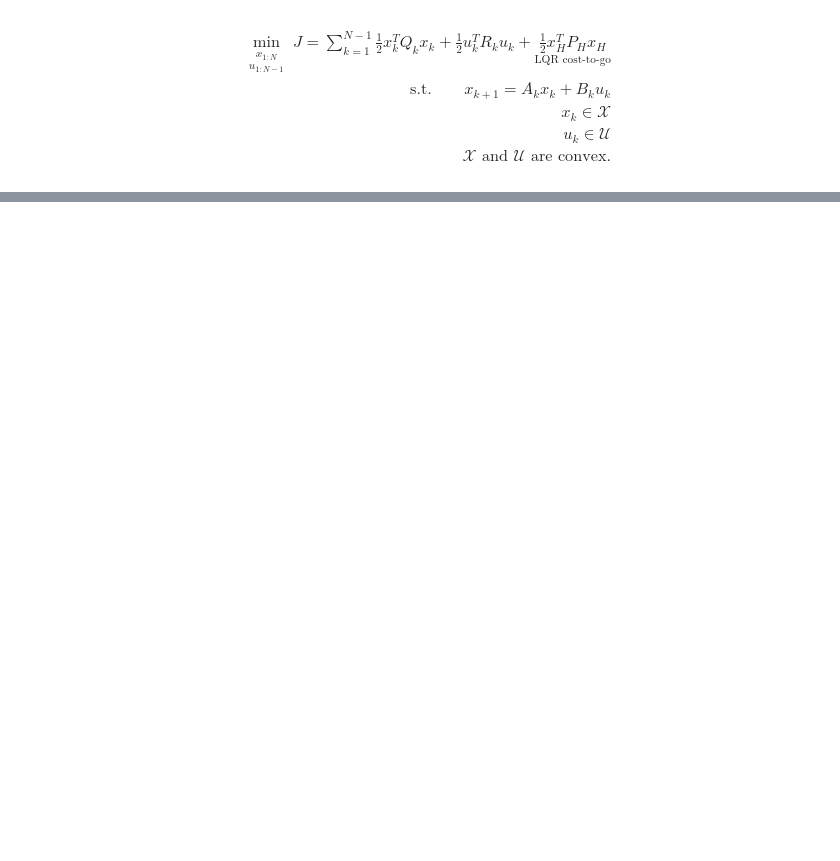
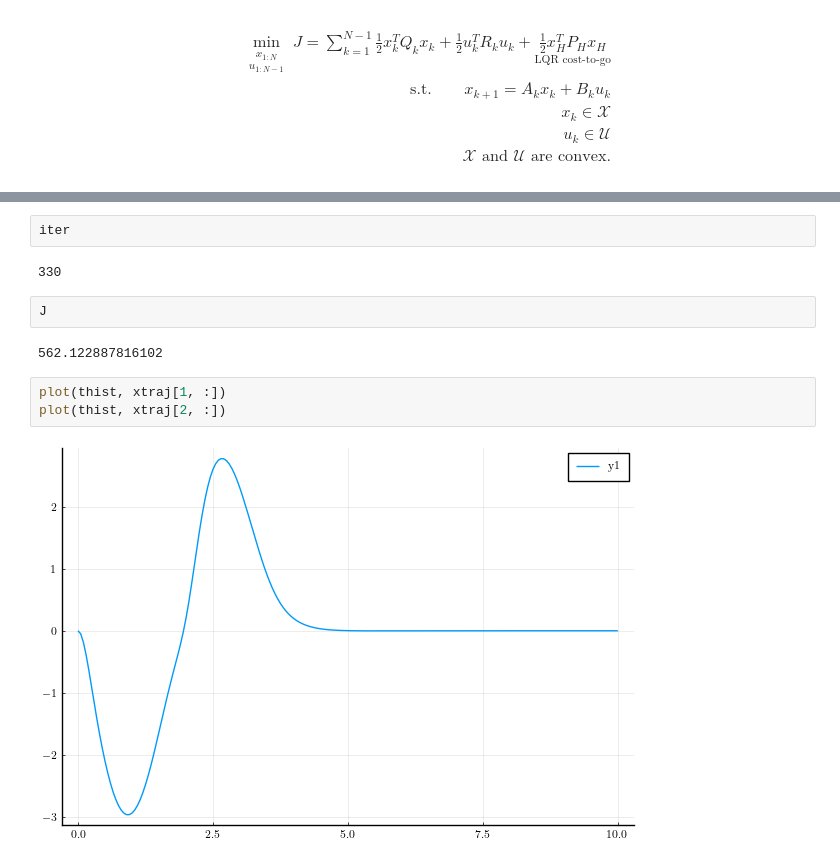
Before and after one commit to cJamesSmith/optimal-control-notes-code, a Jupyter notebook: code/with-notes/introduction-to-nonlinear-trajectory-optimization/acrobot-ilqr.ipynb, the cells around one changed output, grey strips where cells are left out. Drawn from its saved outputs; the diff is of its cells as text; blank space fills up the shorter version.

```diff
--- a/code/with-notes/introduction-to-nonlinear-trajectory-optimization/acrobot-ilqr.ipynb
+++ b/code/with-notes/introduction-to-nonlinear-trajectory-optimization/acrobot-ilqr.ipynb
@@ -165,0 +202,13 @@ end;
+# %%
+iter
+# %% [output]
+330
+# %%
+J
+# %% [output]
+562.122887816102
+# %%
+plot(thist, xtraj[1, :])
+plot(thist, xtraj[2, :])
+# %% [output]
+[figure, added]
```
Also changed, not shown: parts of 10 cells of this notebook, 3 other files.
